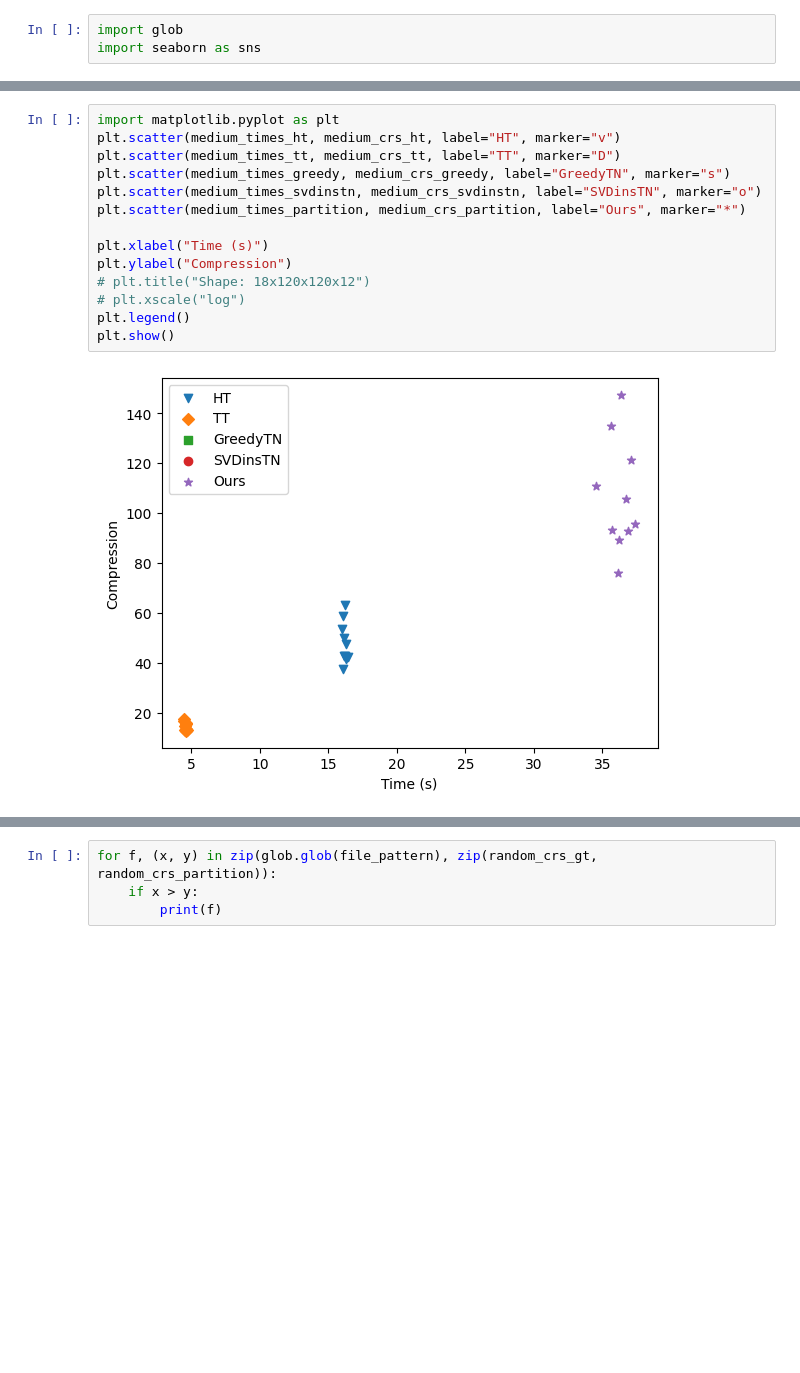
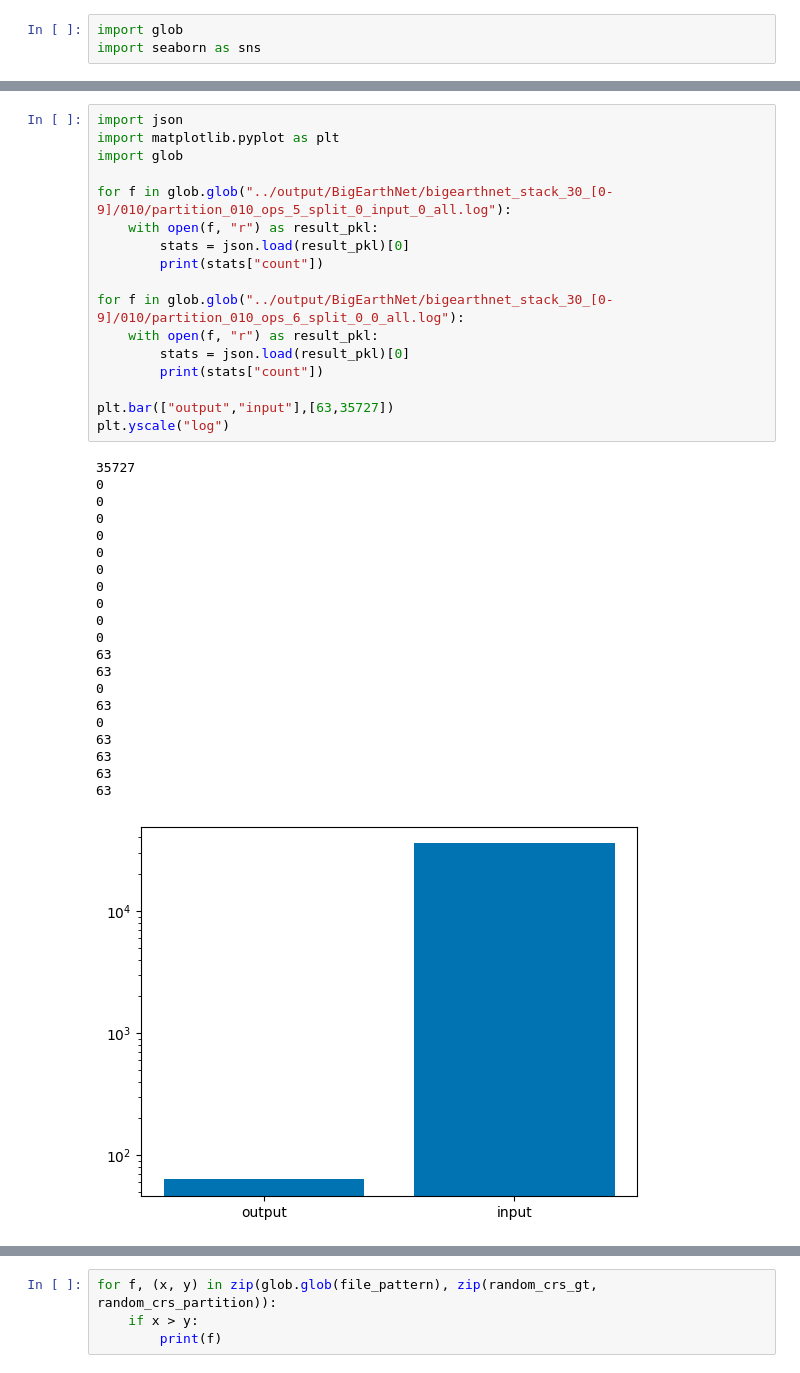
Before and after one commit to gorodetsky-umich/tensor_networks, a Jupyter notebook: scripts/plot.ipynb, the cells around one changed output, grey strips where cells are left out. Drawn from its saved outputs; the diff is of its cells as text; blank space fills up the shorter version.

```diff
--- a/scripts/plot.ipynb
+++ b/scripts/plot.ipynb
@@ -255,16 +270,39 @@ plt.savefig("random_parity.pdf",  bbox_inches='tight', dpi=300)
-# %%
-import matplotlib.pyplot as plt
-plt.scatter(medium_times_ht, medium_crs_ht, label="HT", marker="v")
-plt.scatter(medium_times_tt, medium_crs_tt, label="TT", marker="D")
-plt.scatter(medium_times_greedy, medium_crs_greedy, label="GreedyTN", marker="s")
-plt.scatter(medium_times_svdinstn, medium_crs_svdinstn, label="SVDinsTN", marker="o")
-plt.scatter(medium_times_partition, medium_crs_partition, label="Ours", marker="*")
-
-plt.xlabel("Time (s)")
-plt.ylabel("Compression")
-# plt.title("Shape: 18x120x120x12")
-# plt.xscale("log")
-plt.legend()
-plt.show()
-# %% [output]
-[figure, removed]
+# %%
+import json
+import matplotlib.pyplot as plt
+import glob
+
+for f in glob.glob("../output/BigEarthNet/bigearthnet_stack_30_[0-9]/010/partition_010_ops_5_split_0_input_0_all.log"):
+    with open(f, "r") as result_pkl:
+        stats = json.load(result_pkl)[0]
+        print(stats["count"])
+
+for f in glob.glob("../output/BigEarthNet/bigearthnet_stack_30_[0-9]/010/partition_010_ops_6_split_0_0_all.log"):
+    with open(f, "r") as result_pkl:
+        stats = json.load(result_pkl)[0]
+        print(stats["count"])
+
+plt.bar(["output","input"],[63,35727])
+plt.yscale("log")
+# %% [output]
+35727
+0
+0
+0
+0
+0
+0
+0
+0
+0
+0
+63
+63
+0
+63
+0
+63
+63
+63
+63
+[figure, added]
```
Also changed, not shown: parts of 8 cells of this notebook, 18 other files.
